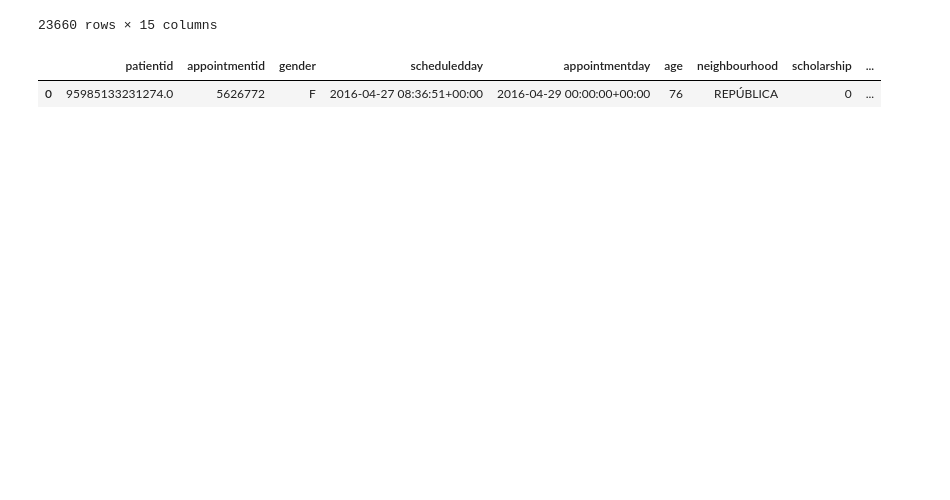
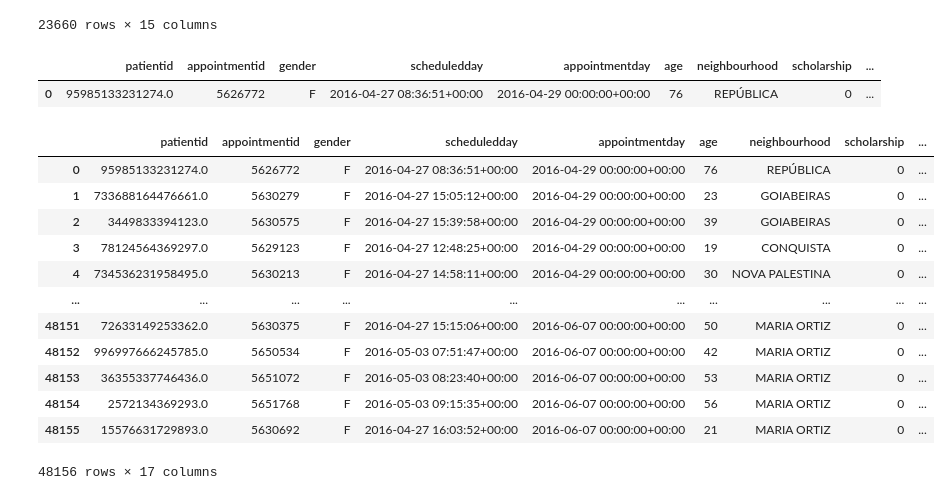
Before and after one commit to alicedaisyethirajs/data-analysis, a Jupyter notebook: Patient_no_show.ipynb, the cells around one changed output. Saved outputs shown, nothing was run; the diff lists cells and outputs as text; code cells hidden in the pictures; blank space fills up the shorter version.

```diff
--- a/Patient_no_show.ipynb
+++ b/Patient_no_show.ipynb
@@ -371,0 +360,20 @@ df.head(1)
+# %%
+# now lets make a new column for the days when the appountment was made and is scheduled
+df['scheduled_weekday']=df["scheduledday"].dt.dayofweek
+df['appoointment_weekday']=df["appointmentday"].dt.dayofweek
+# %%
+df
+# %% [output]
+|  | patientid | appointmentid | gender | scheduledday | appointmentday | age | neighbourhood | scholarship | ... |
+| 0 | 95985133231274.0 | 5626772 | F | 2016-04-27 08:36:51+00:00 | 2016-04-29 00:00:00+00:00 | 76 | REPÚBLICA | 0 | ... |
+| 1 | 733688164476661.0 | 5630279 | F | 2016-04-27 15:05:12+00:00 | 2016-04-29 00:00:00+00:00 | 23 | GOIABEIRAS | 0 | ... |
+| 2 | 3449833394123.0 | 5630575 | F | 2016-04-27 15:39:58+00:00 | 2016-04-29 00:00:00+00:00 | 39 | GOIABEIRAS | 0 | ... |
+| 3 | 78124564369297.0 | 5629123 | F | 2016-04-27 12:48:25+00:00 | 2016-04-29 00:00:00+00:00 | 19 | CONQUISTA | 0 | ... |
+| 4 | 734536231958495.0 | 5630213 | F | 2016-04-27 14:58:11+00:00 | 2016-04-29 00:00:00+00:00 | 30 | NOVA PALESTINA | 0 | ... |
+| ... | ... | ... | ... | ... | ... | ... | ... | ... | ... |
+| 48151 | 72633149253362.0 | 5630375 | F | 2016-04-27 15:15:06+00:00 | 2016-06-07 00:00:00+00:00 | 50 | MARIA ORTIZ | 0 | ... |
+| 48152 | 996997666245785.0 | 5650534 | F | 2016-05-03 07:51:47+00:00 | 2016-06-07 00:00:00+00:00 | 42 | MARIA ORTIZ | 0 | ... |
+| 48153 | 36355337746436.0 | 5651072 | F | 2016-05-03 08:23:40+00:00 | 2016-06-07 00:00:00+00:00 | 53 | MARIA ORTIZ | 0 | ... |
+| 48154 | 2572134369293.0 | 5651768 | F | 2016-05-03 09:15:35+00:00 | 2016-06-07 00:00:00+00:00 | 56 | MARIA ORTIZ | 0 | ... |
+| 48155 | 15576631729893.0 | 5630692 | F | 2016-04-27 16:03:52+00:00 | 2016-06-07 00:00:00+00:00 | 21 | MARIA ORTIZ | 0 | ... |
+48156 rows × 17 columns
```
Also changed, not shown: parts of 28 cells of this notebook.
